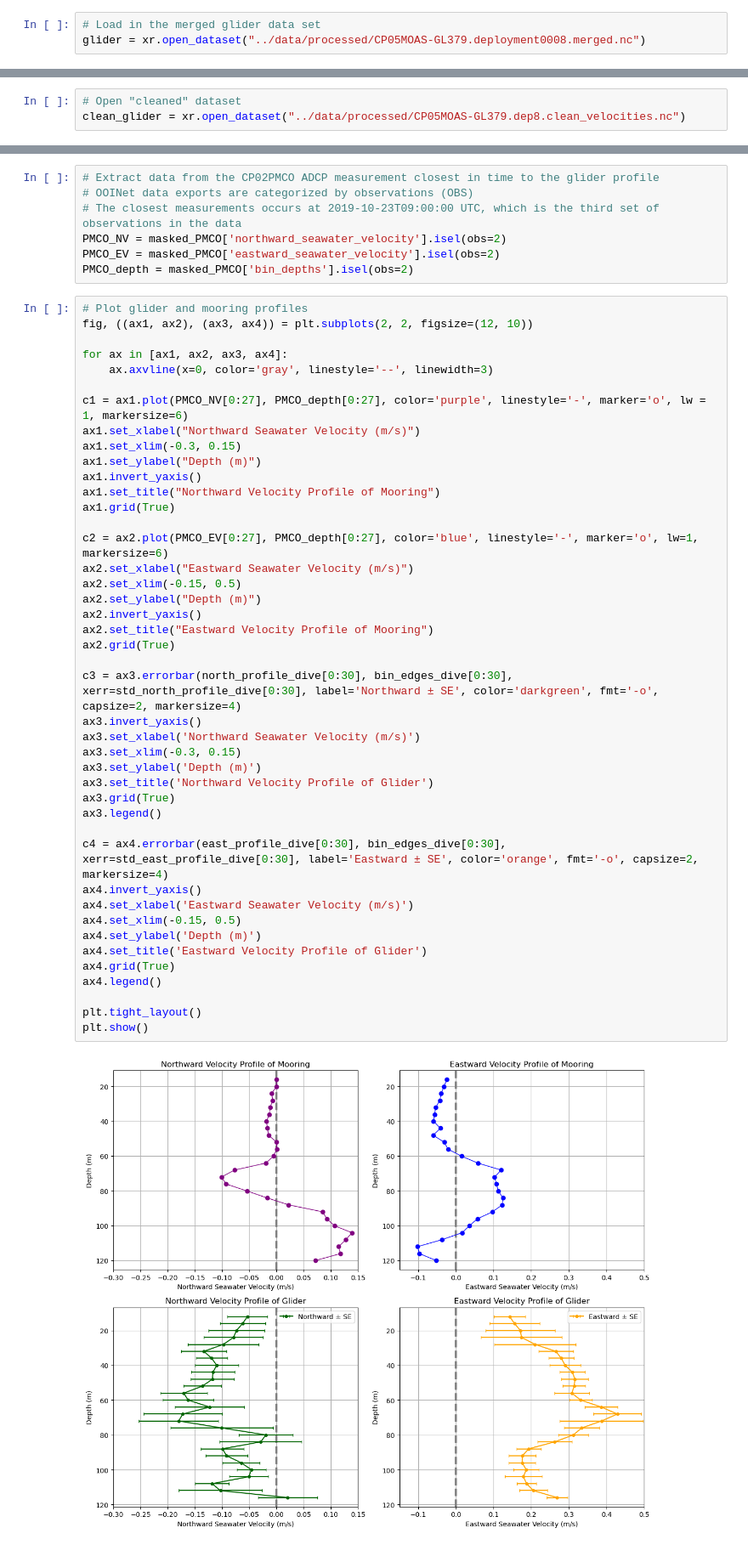
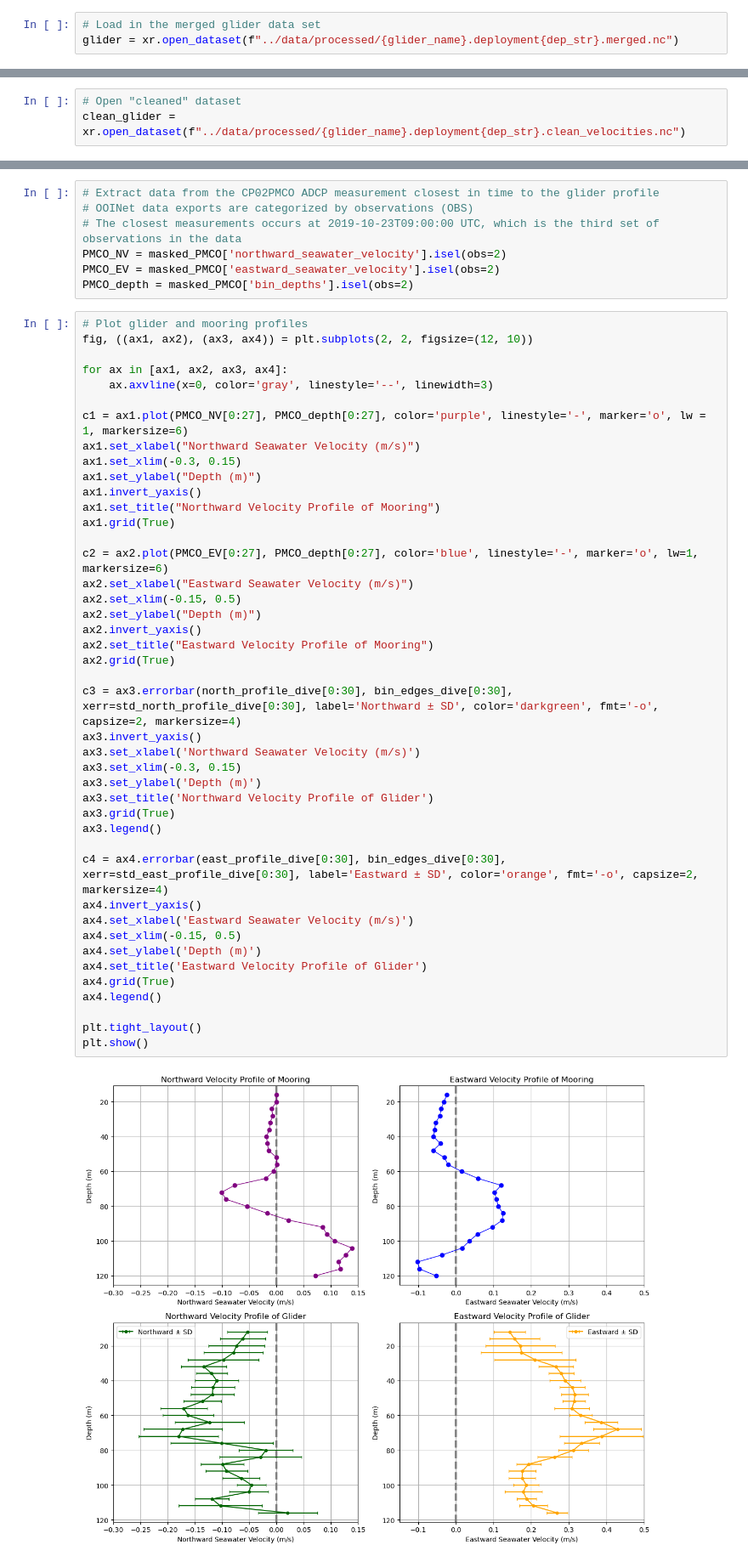
Before and after one commit to WHOIGit/ooicgsn_glider_dvl, a Jupyter notebook: notebooks/3-Data-analysis.ipynb, the cells around one changed output, grey strips where cells are left out. Shown: that part at 85% size. Drawn from its saved outputs; the diff is of its cells as text.

```diff
--- a/notebooks/3-Data-analysis.ipynb
+++ b/notebooks/3-Data-analysis.ipynb
@@ -8,3 +16,3 @@ import numpy as np
 # %%
 # Load in the merged glider data set
-glider = xr.open_dataset("../data/processed/CP05MOAS-GL379.deployment0008.merged.nc")
+glider = xr.open_dataset(f"../data/processed/{glider_name}.deployment{dep_str}.merged.nc")
@@ -250,4 +263,4 @@ This is a multi-step process which includes:
 - Plotting the velocities against depth
 # %%
 # Open "cleaned" dataset
-clean_glider = xr.open_dataset("../data/processed/CP05MOAS-GL379.dep8.clean_velocities.nc")
+clean_glider = xr.open_dataset(f"../data/processed/{glider_name}.deployment{dep_str}.clean_velocities.nc")
@@ -637,36 +656,36 @@ ax1.invert_yaxis()
 ax1.set_title("Northward Velocity Profile of Mooring")
 ax1.grid(True)
 
 c2 = ax2.plot(PMCO_EV[0:27], PMCO_depth[0:27], color='blue', linestyle='-', marker='o', lw=1, markersize=6)
 ax2.set_xlabel("Eastward Seawater Velocity (m/s)")
 ax2.set_xlim(-0.15, 0.5)
 ax2.set_ylabel("Depth (m)")
 ax2.invert_yaxis()
 ax2.set_title("Eastward Velocity Profile of Mooring")
 ax2.grid(True)
 
-c3 = ax3.errorbar(north_profile_dive[0:30], bin_edges_dive[0:30], xerr=std_north_profile_dive[0:30], label='Northward ± SE', color='darkgreen', fmt='-o', capsize=2, markersize=4)
+c3 = ax3.errorbar(north_profile_dive[0:30], bin_edges_dive[0:30], xerr=std_north_profile_dive[0:30], label='Northward ± SD', color='darkgreen', fmt='-o', capsize=2, markersize=4)
 ax3.invert_yaxis()
 ax3.set_xlabel('Northward Seawater Velocity (m/s)')
 ax3.set_xlim(-0.3, 0.15)
 ax3.set_ylabel('Depth (m)')
 ax3.set_title('Northward Velocity Profile of Glider')
 ax3.grid(True)
 ax3.legend()
 
-c4 = ax4.errorbar(east_profile_dive[0:30], bin_edges_dive[0:30], xerr=std_east_profile_dive[0:30], label='Eastward ± SE', color='orange', fmt='-o', capsize=2, markersize=4)
+c4 = ax4.errorbar(east_profile_dive[0:30], bin_edges_dive[0:30], xerr=std_east_profile_dive[0:30], label='Eastward ± SD', color='orange', fmt='-o', capsize=2, markersize=4)
 ax4.invert_yaxis()
 ax4.set_xlabel('Eastward Seawater Velocity (m/s)')
 ax4.set_xlim(-0.15, 0.5)
 ax4.set_ylabel('Depth (m)')
 ax4.set_title('Eastward Velocity Profile of Glider')
 ax4.grid(True)
 ax4.legend()
 
 plt.tight_layout()
 plt.show()
 # %% [output]
-[figure, old version]
+[figure, new version]
 # %% [markdown]
 #### *Removing Bottom Track Velocities*
 Removing the glider's speed through the water is very important for this comparison, as it removes any bias in the velocities caused by glider motion. Unfortunately, glider speed was inconsistent over the course of dives and transects. For our analysis of the how the bottom-track velocities impact the data, we removed 0.25 m/s from eastward velocity values, while kept northward velocities untouched.
```
Also changed, not shown: parts of 13 cells of this notebook, 2 other files.
